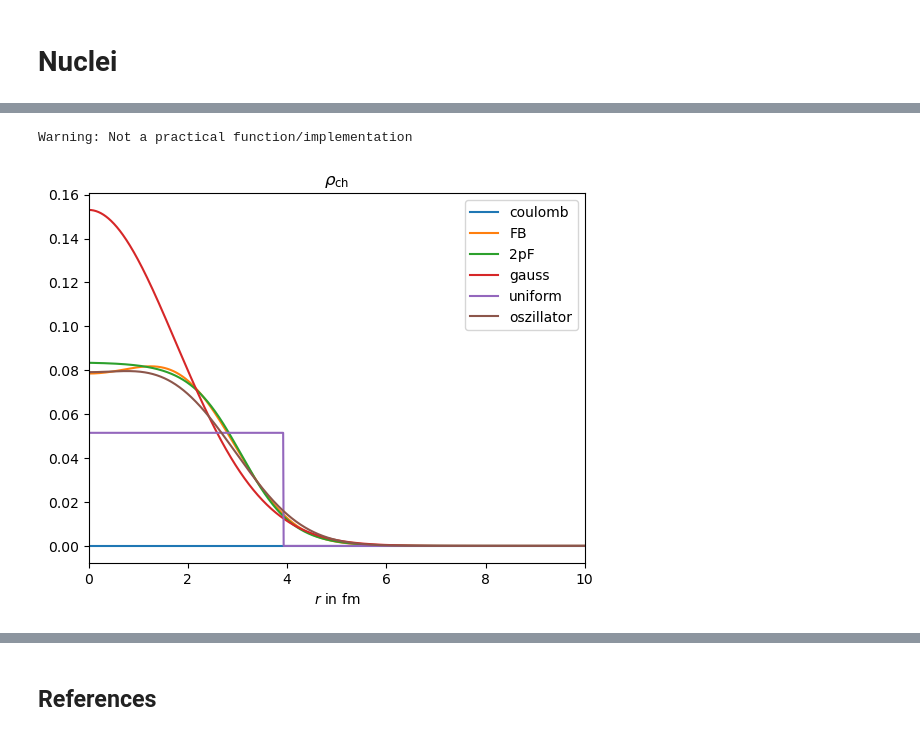
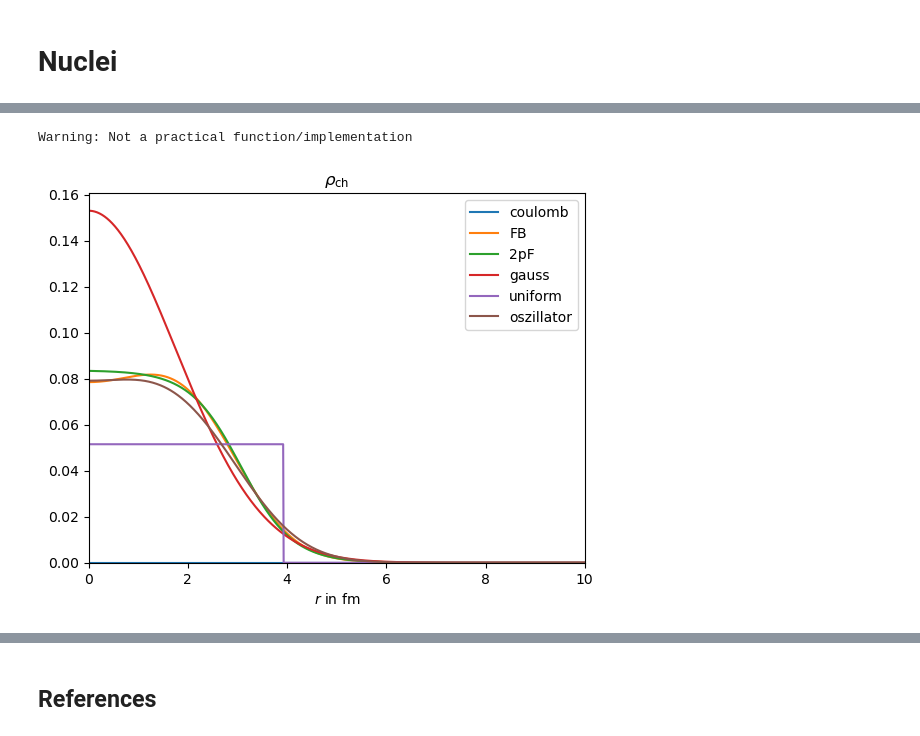
Before and after one commit to Partynumbers42/phasr, a Jupyter notebook: Example.ipynb, the cells around one changed output, grey strips where cells are left out. Cells and saved outputs as stored; diff of their text form; code cells hidden in the pictures.

```diff
--- a/Example.ipynb
+++ b/Example.ipynb
@@ -61,16 +65,17 @@ plt.show()
 # %%
 r=np.arange(0,10,1e-2)
 plt.plot(r,nucleus_coulomb.charge_density(r),label='coulomb')
 plt.plot(r,nucleus_FB.charge_density(r),label='FB')
 plt.plot(r,nucleus_2pF.charge_density(r),label='2pF')
 plt.plot(r,nucleus_gauss.charge_density(r),label='gauss')
 plt.plot(r,nucleus_uni.charge_density(r),label='uniform')
 plt.plot(r,nucleus_osz.charge_density(r),label='oszillator')
 plt.xlim(0,10)
+plt.ylim(0,)
 plt.title(r'$\rho_\operatorname{ch}$')
 plt.xlabel(r'$r$ in fm')
 plt.legend()
 plt.show()
 # %% [output]
 Warning: Not a practical function/implementation
-[figure, old version]
+[figure, new version]
```
Also changed, not shown: parts of 12 cells of this notebook, 4 other files.
